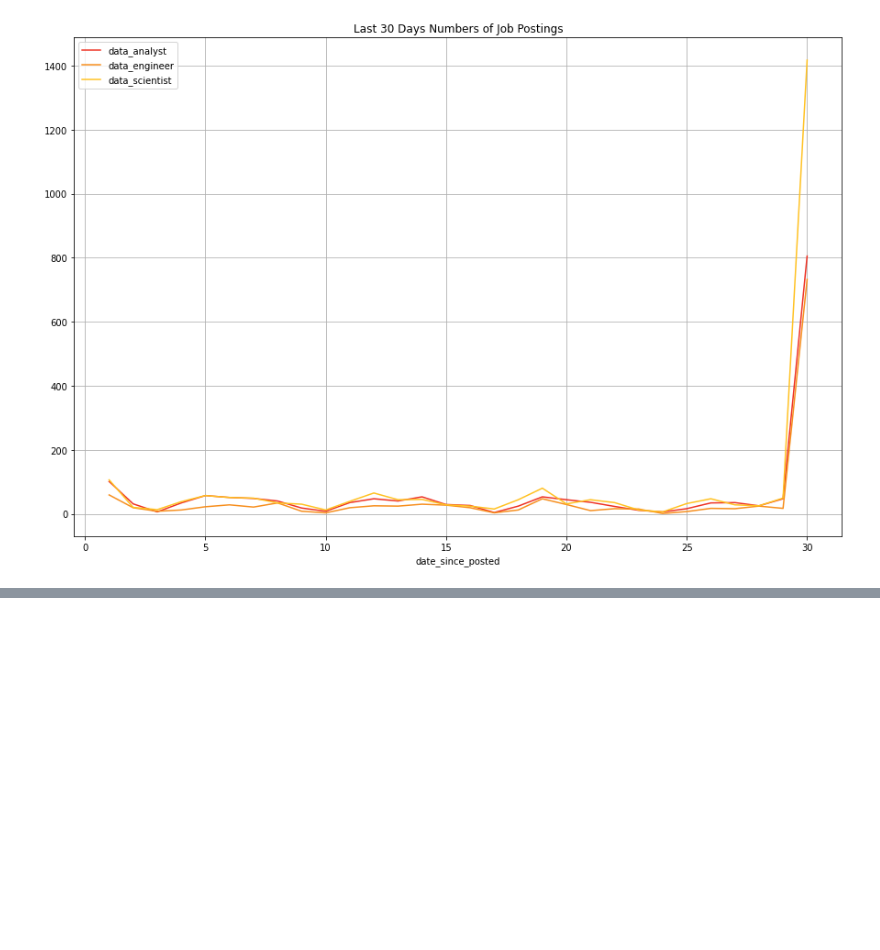
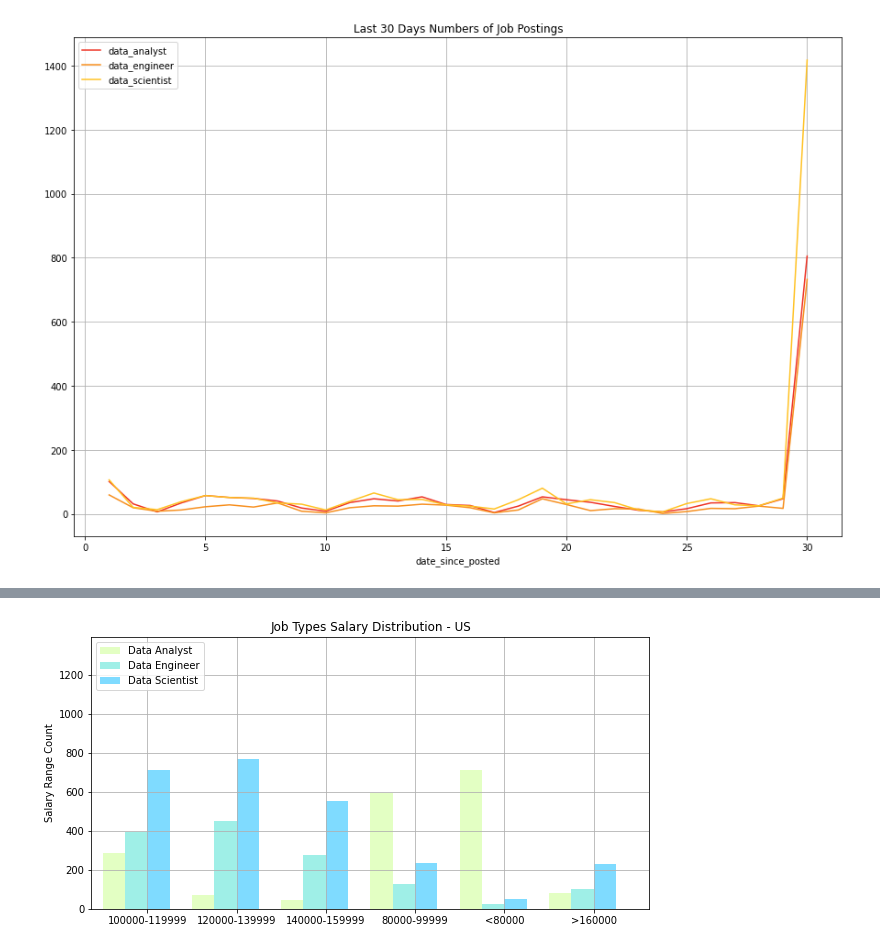
Before and after one commit to patelroma335/Data_Analyst_Salary_Analysis, a Jupyter notebook: Matplotlib_Plotting/images_skills_datajobs/indeed_dataset_analysis.ipynb, the cells around one changed output, grey strips where cells are left out. Saved outputs shown, nothing was run; the diff lists cells and outputs as text; code cells hidden in the pictures; blank space fills up the shorter version.

Commit message:
indeed dataset datajobs more charts added

```diff
--- a/Matplotlib_Plotting/images_skills_datajobs/indeed_dataset_analysis.ipynb
+++ b/Matplotlib_Plotting/images_skills_datajobs/indeed_dataset_analysis.ipynb
@@ -11,5 +11,5 @@ Saving indeed_job_dataset.csv to indeed_job_dataset.csv
 # %%
 from google.colab import files
-uploaded = files.upload()
+uploaded2 = files.upload()
 # %% [output]
 [interactive output not drawn]
@@ -122,3 +122,15 @@ plt.grid()
 plt.show()
 # %% [output]
 [figure]
+# %%
+salaries = indeed_data[["Job_Type","Queried_Salary"]]
+analyst = salaries.loc[salaries['Job_Type'] == 'data_analyst']
+engineer = salaries.loc[salaries['Job_Type'] == 'data_engineer']
+scientist = salaries.loc[salaries['Job_Type'] == 'data_scientist']
+a_count = analyst.groupby('Queried_Salary').count().reset_index()
+e_count = engineer.groupby('Queried_Salary').count().reset_index()
+s_count = scientist.groupby('Queried_Salary').count().reset_index()
+# %%
+salary_range_count = pd.DataFrame({'salary_range':a_count['Queried_Salary'],'data_analyst':a_count['Job_Type'],'data_engineer':e_count['Job_Type'],
+                                   'data_scientist':s_count['Job_Type']})
+salary_range_count
@@ -124,0 +145,21 @@ plt.show()
+# %%
+pos = list(range(len(salary_range_count['data_analyst'])))
+width = 0.25
+fig, ax = plt.subplots(figsize=(10,5))
+plt.bar(pos, salary_range_count['data_analyst'], width, alpha=0.5, color='#C9FF89')
+plt.bar([p + width for p in pos], salary_range_count['data_engineer'], width, alpha=0.5, color='#40E0D0')
+plt.bar([p + width*2 for p in pos], salary_range_count['data_scientist'], width, alpha=0.5, color='#00B8FF')
+
+ax.set_ylabel('Salary Range Count')
+ax.set_title('Job Types Salary Distribution - US')
+ax.set_xticks([p + 1.5 * width for p in pos])
+ax.set_xticklabels(salary_range_count['salary_range'])
+
+plt.xlim(min(pos)-width, max(pos)+width*4)
+plt.ylim([0, max(salary_range_count['data_analyst'] + salary_range_count['data_engineer'] + salary_range_count['data_scientist'])] )
+
+plt.legend(['Data Analyst', 'Data Engineer', 'Data Scientist'], loc='upper left')
+plt.grid()
+plt.show()
+# %% [output]
+[figure, added]
```
Also changed, not shown: parts of 6 cells of this notebook, 2 other files.
